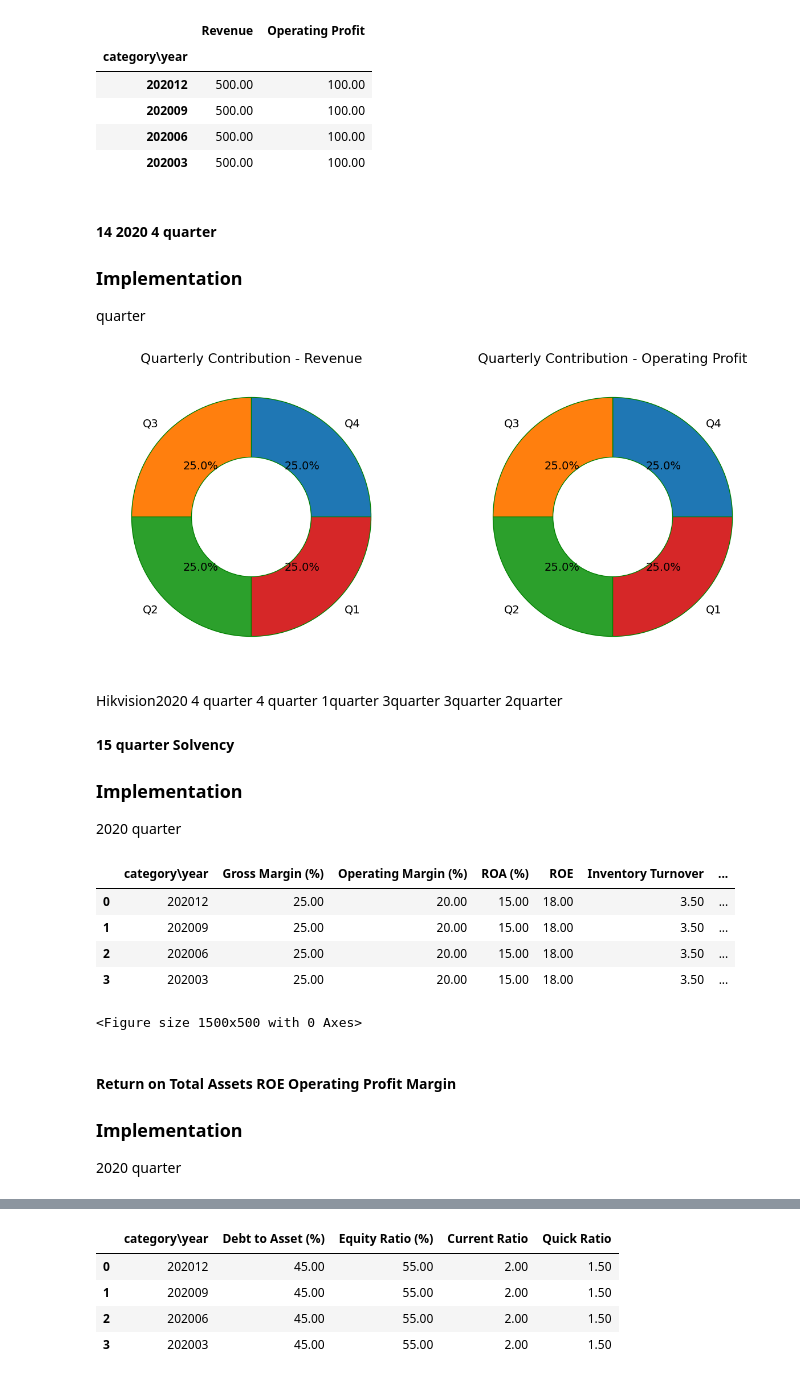
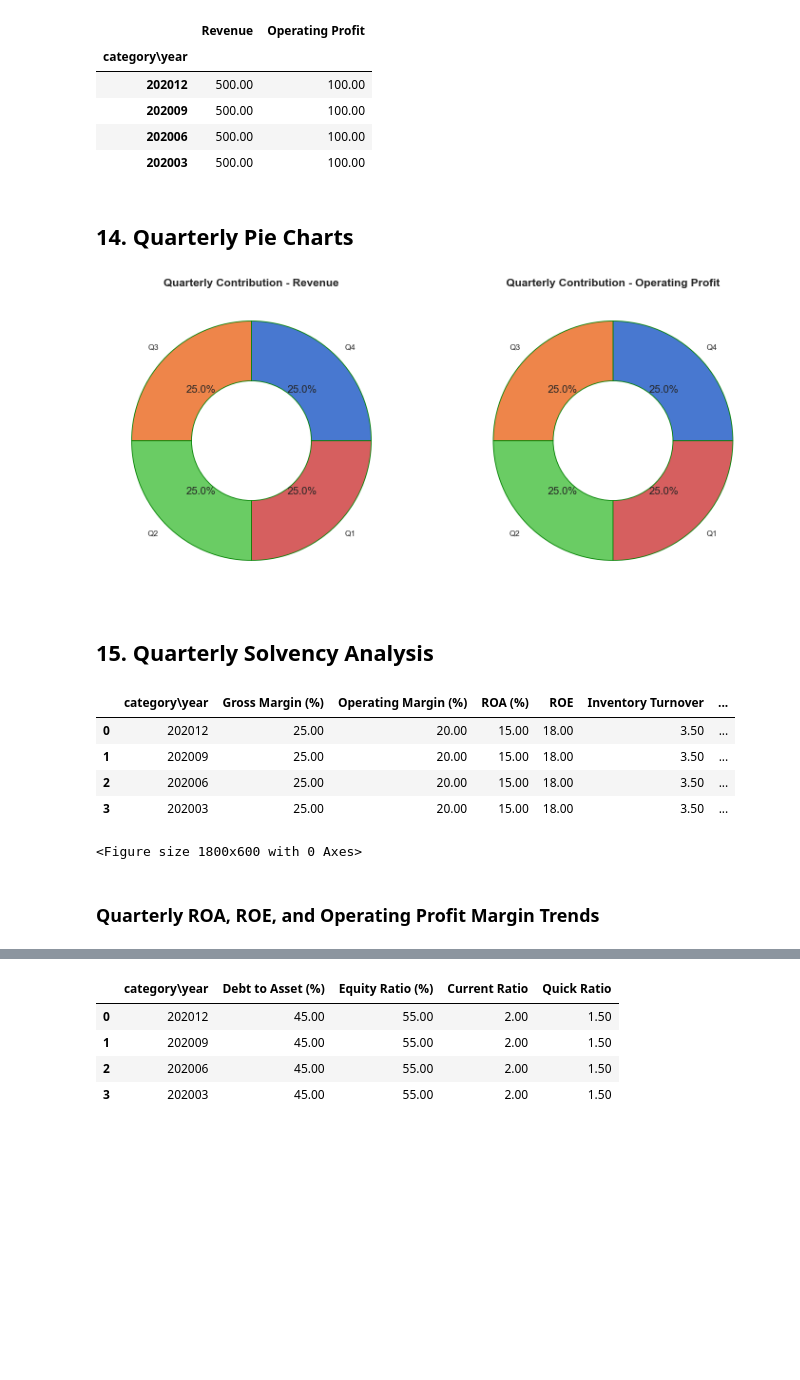
Before and after one commit to T-T-Best/Industry-data-visualization, a Jupyter notebook: industry_data_visualization.ipynb, the cells around one changed output, grey strips where cells are left out. Drawn from its saved outputs; the diff is of its cells as text; code cells hidden in the pictures; blank space fills up the shorter version.

```diff
--- a/industry_data_visualization.ipynb
+++ b/industry_data_visualization.ipynb
@@ -22,4 +23,28 @@ The PC, server, and hardware industry has grown rapidly in recent years. This an
 # %%
+import matplotlib.pyplot as plt
+import matplotlib
+import seaborn as sns
+
+# Professional chart styling
+sns.set_theme(style='whitegrid', palette='muted', font_scale=1.1)
+plt.rcParams.update({
+    'figure.dpi': 120,
+    'axes.titlesize': 14,
+    'axes.titleweight': 'bold',
+    'axes.labelsize': 12,
+    'xtick.labelsize': 10,
+    'ytick.labelsize': 10,
+    'legend.fontsize': 10,
+    'figure.facecolor': 'white',
+    'axes.facecolor': '#fafafa',
+    'axes.edgecolor': '#cccccc',
+    'grid.alpha': 0.4,
+})
+
+# Professional color palette
+COLORS = ['#2563eb', '#dc2626', '#059669', '#d97706', '#7c3aed',
+          '#db2777', '#0891b2', '#65a30d', '#ea580c', '#4f46e5']
+
 import pandas as pd
 pd.options.display.float_format = '{:.2f}'.format
 import matplotlib.pyplot as plt
@@ -187,6 +201,5 @@ Compare profitability and operational metrics of 10 companies (2020)
 # %%
 plt.figure(figsize=(15,5))
-plt.rcParams['font.size'] = 14   #global14pt font
 for i in range(6):
     sr=dt_pro[dt_pro.columns[i]]
     ls=list()
@@ -356,6 +354,5 @@ plt.show()
 # %%
 plt.figure(figsize=(25,15))
-plt.rcParams['font.size'] = 14   # global14pt font
 plt.subplot(2,2,1)
 plt.bar(x=dt_pro_st.columns,height=dt_pro_st.loc["mean",:],label="Industry Mean",width = 0.6, alpha = 0.7,color="b" )
 plt.plot(pro_compare.columns,pro_compare.loc["Hikvision",:],"r",linestyle = '--', marker = '*', label = 'Hikvision')
@@ -409,6 +402,5 @@ df
 # %%
 plt.figure(figsize=(15,5))
-plt.rcParams['font.size'] = 14   # global14pt font
 # extract year list and key profitability metrics
 year=list()
 ROA=list()   #Return on Total Assets(Return On Assets)
@@ -516,43 +503,36 @@ df_quarter
 | 202006 | 500.00 | 100.00 |
 | 202003 | 500.00 | 100.00 |
 # %% [markdown]
-#### 14 2020 4 quarter
-### Implementation
- quarter
+## 14. Quarterly Pie Charts
 # %%
 # quarterly financial breakdown for Hikvision
 plt.figure(figsize=(15, 15))
-plt.rcParams['font.size'] = 14
 for i in range(2):
     ax = plt.subplot(221+i)
     # extract the following dimensions
     labels=["Q4","Q3","Q2","Q1"]
     sr=df_quarter[df_quarter.columns[i]]
     x=list()
     for v in sr.tolist():
         value=float(str(v))
         if value<0:
                 value=0    # remove negatives
         x.append(value)
     ax.pie(x=x,    # chart data
             labels = labels,    # add labels
             autopct = '%.1f%%',    # percentage format, 1 decimal place
             wedgeprops = {'width': 0.5, 'edgecolor':'green'},    # green border
             )
     ax.set_title("Quarterly Contribution - "+df_quarter.columns[i])
 plt.show()
 # %% [output]
-[figure, old version]
+[figure, new version]
 # %% [markdown]
- Hikvision2020 4 quarter 4 quarter 1quarter 3quarter 3quarter 2quarter
-#### 15 quarter Solvency
-### Implementation
- 2020 quarter
+## 15. Quarterly Solvency Analysis
 # %%
 
 plt.figure(figsize=(15,5))
 
-plt.rcParams['font.size'] = 14      # global14pt font
 
 df_profit=tables[1]
 
@@ -567,11 +547,9 @@ df_profit
 | 1 | 202009 | 25.00 | 20.00 | 15.00 | 18.00 | 3.50 | ... |
 | 2 | 202006 | 25.00 | 20.00 | 15.00 | 18.00 | 3.50 | ... |
 | 3 | 202003 | 25.00 | 20.00 | 15.00 | 18.00 | 3.50 | ... |
-<Figure size 1500x500 with 0 Axes>
+<Figure size 1800x600 with 0 Axes>
 # %% [markdown]
-#### Return on Total Assets ROE Operating Profit Margin
-### Implementation
- 2020 quarter
+### Quarterly ROA, ROE, and Operating Profit Margin Trends
 # %%
 # extract year list and key profitability metrics
 quarter=list()
```
Also changed, not shown: parts of 38 cells of this notebook.
